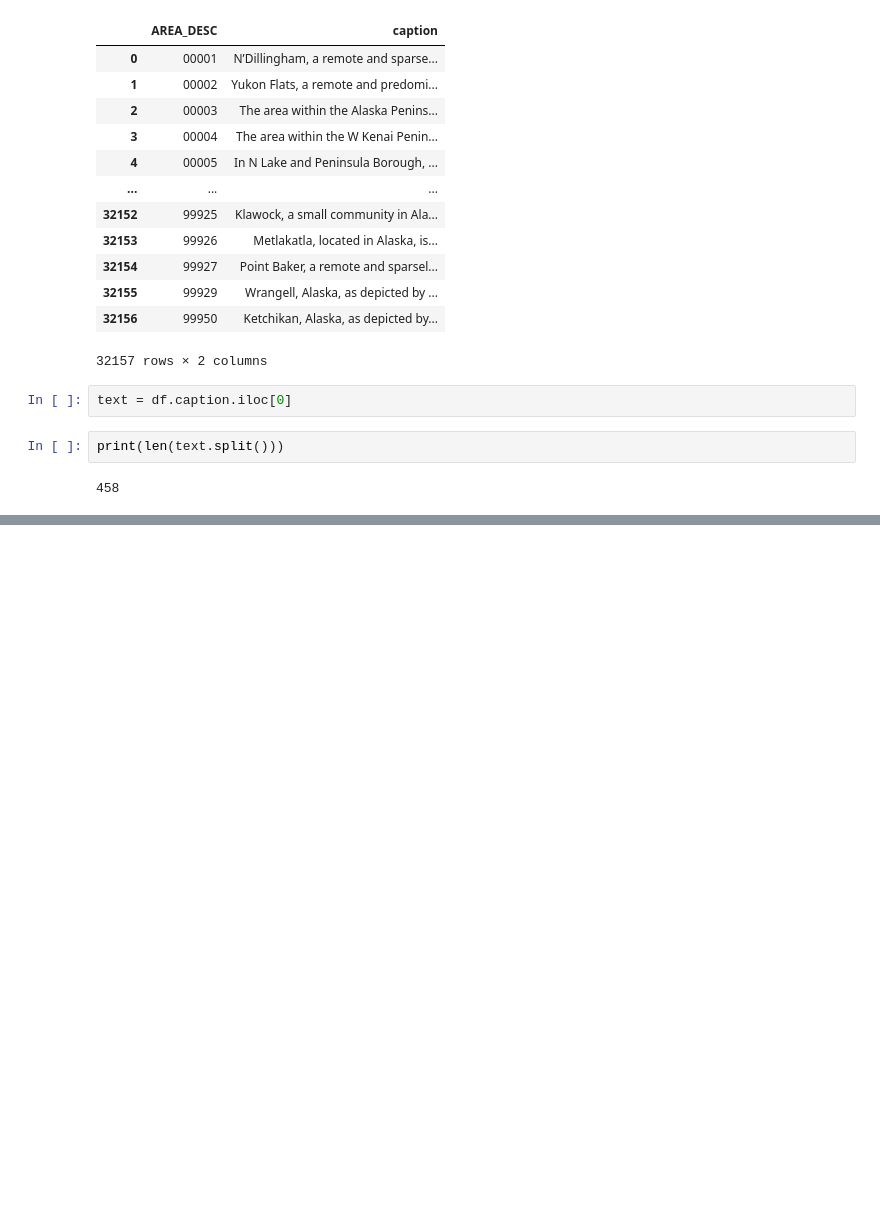
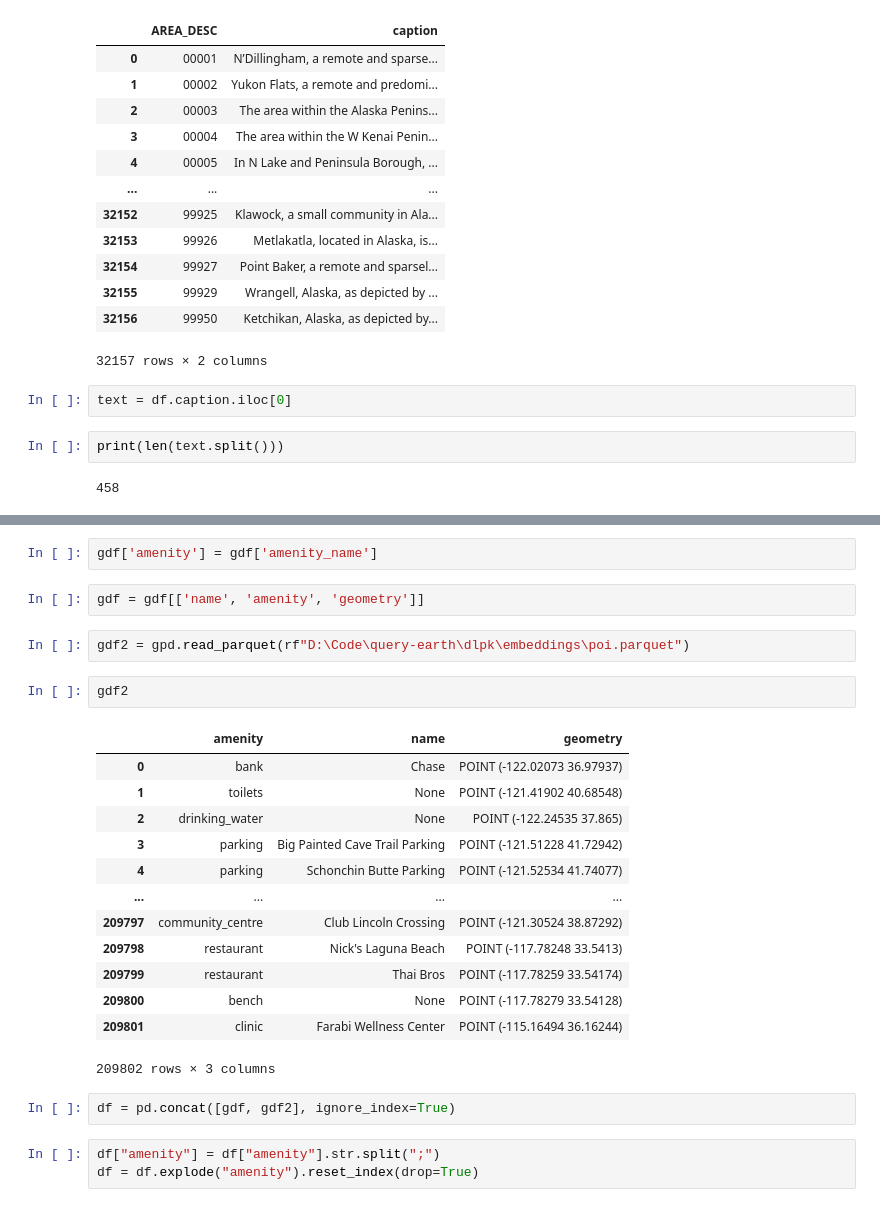
Before and after one commit to sarkarsusanket/esri-earth-search-engine, a Jupyter notebook: tbd.ipynb, the cells around one changed output, grey strips where cells are left out. Saved outputs shown, nothing was run; the diff lists cells and outputs as text; blank space fills up the shorter version.

Commit message:
[dlpk] added poi search capabilities

```diff
--- a/tbd.ipynb
+++ b/tbd.ipynb
@@ -99,0 +172,27 @@ print(len(text.split()))
+# %%
+gdf['amenity'] = gdf['amenity_name']
+# %%
+gdf = gdf[['name', 'amenity', 'geometry']]
+# %%
+gdf2 = gpd.read_parquet(rf"D:\Code\query-earth\dlpk\embeddings\poi.parquet")
+# %%
+gdf2
+# %% [output]
+|  | amenity | name | geometry |
+| 0 | bank | Chase | POINT (-122.02073 36.97937) |
+| 1 | toilets | None | POINT (-121.41902 40.68548) |
+| 2 | drinking_water | None | POINT (-122.24535 37.865) |
+| 3 | parking | Big Painted Cave Trail Parking | POINT (-121.51228 41.72942) |
+| 4 | parking | Schonchin Butte Parking | POINT (-121.52534 41.74077) |
+| ... | ... | ... | ... |
+| 209797 | community_centre | Club Lincoln Crossing | POINT (-121.30524 38.87292) |
+| 209798 | restaurant | Nick's Laguna Beach | POINT (-117.78248 33.5413) |
+| 209799 | restaurant | Thai Bros | POINT (-117.78259 33.54174) |
+| 209800 | bench | None | POINT (-117.78279 33.54128) |
+| 209801 | clinic | Farabi Wellness Center | POINT (-115.16494 36.16244) |
+209802 rows × 3 columns
+# %%
+df = pd.concat([gdf, gdf2], ignore_index=True)
+# %%
+df["amenity"] = df["amenity"].str.split(";")
+df = df.explode("amenity").reset_index(drop=True)
```
Also changed, not shown: parts of 15 cells of this notebook, 9 other files.
